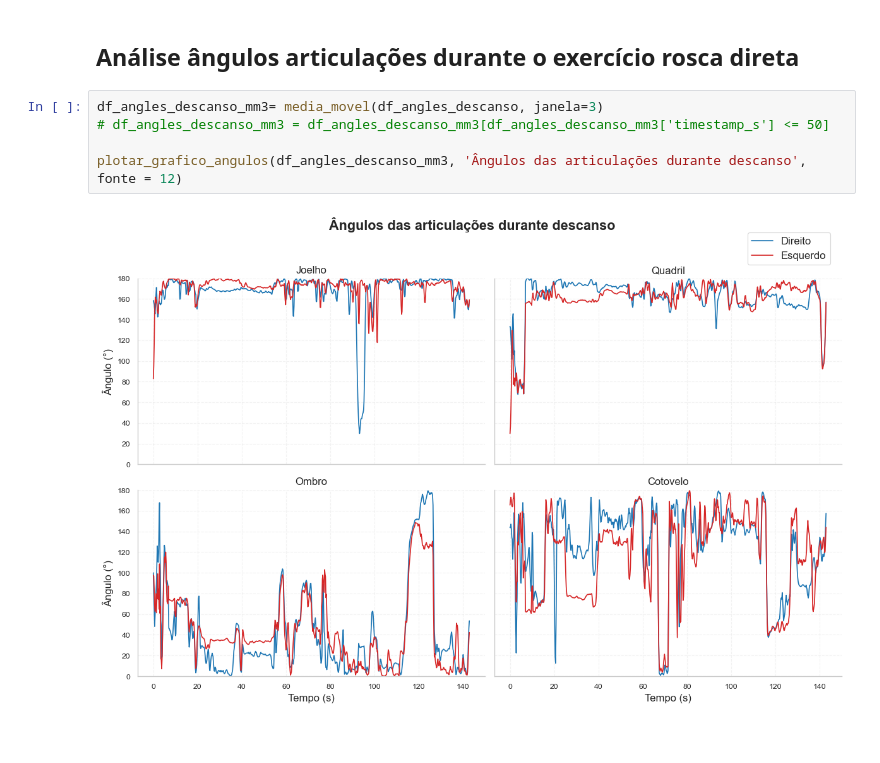
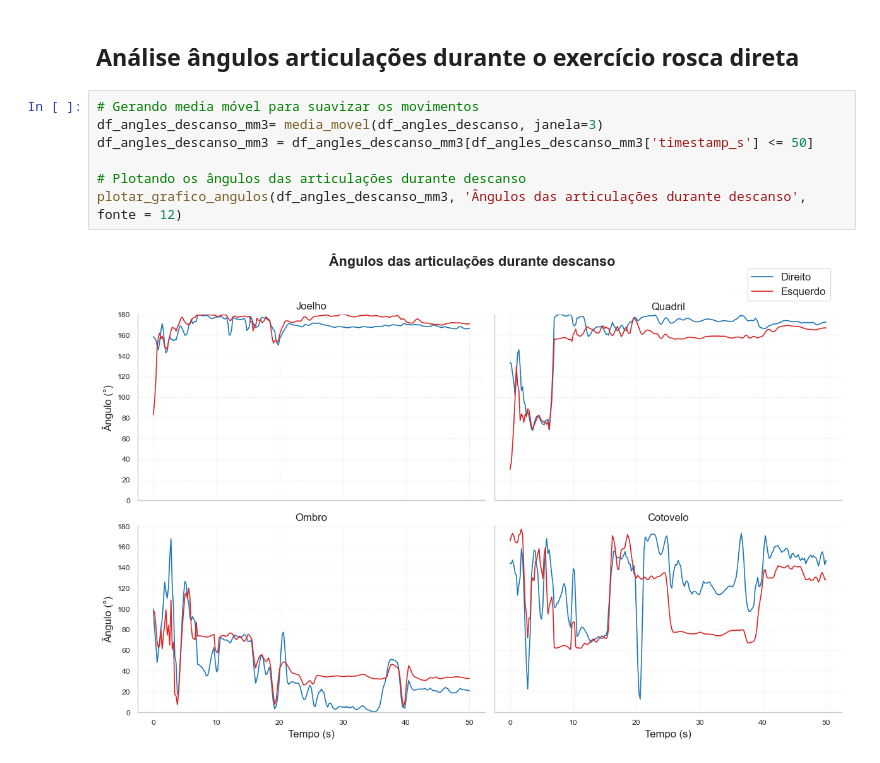
Before and after one commit to RafaelLuckner/RACE, a Jupyter notebook: 1-Análise_detalhada_landmarks.ipynb, the cells around one changed output. Cells and saved outputs as stored; diff of their text form.

```diff
--- a/1-Análise_detalhada_landmarks.ipynb
+++ b/1-Análise_detalhada_landmarks.ipynb
@@ -208,9 +226,11 @@ df_angles_descanso
 # %% [markdown]
 ## Análise ângulos articulações durante o exercício rosca direta
 # %%
+# Gerando media móvel para suavizar os movimentos
 df_angles_descanso_mm3= media_movel(df_angles_descanso, janela=3)
-# df_angles_descanso_mm3 = df_angles_descanso_mm3[df_angles_descanso_mm3['timestamp_s'] <= 50]
+df_angles_descanso_mm3 = df_angles_descanso_mm3[df_angles_descanso_mm3['timestamp_s'] <= 50]
 
+# Plotando os ângulos das articulações durante descanso
 plotar_grafico_angulos(df_angles_descanso_mm3, 'Ângulos das articulações durante descanso', fonte = 12)
 # %% [output]
-[figure, old version]
+[figure, new version]
```
Also changed, not shown: parts of 9 cells of this notebook, 1 other file.
